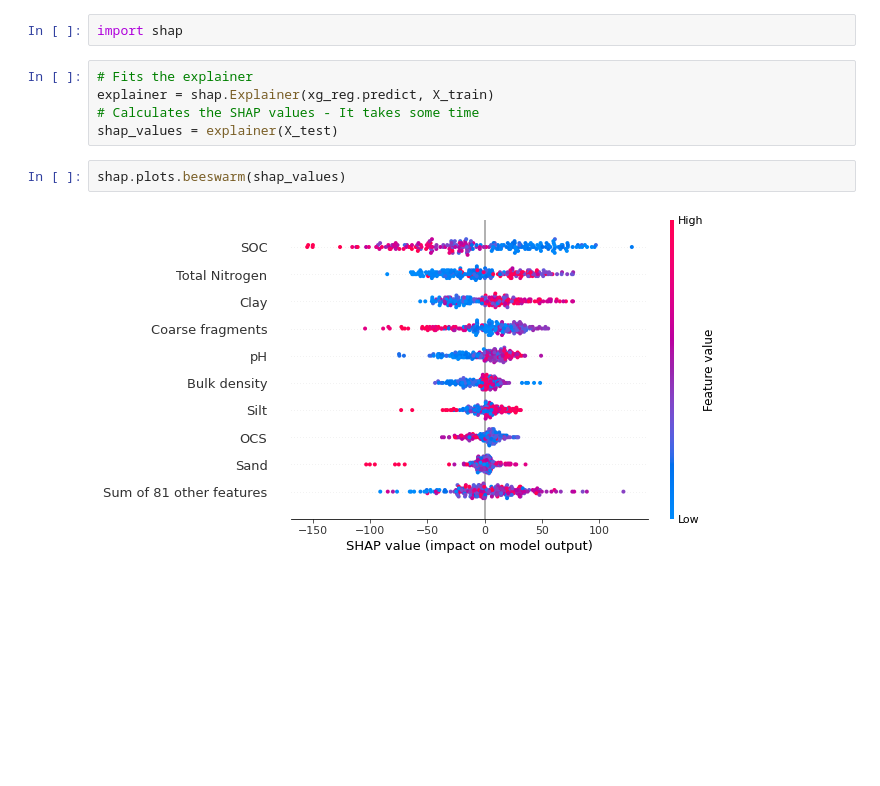
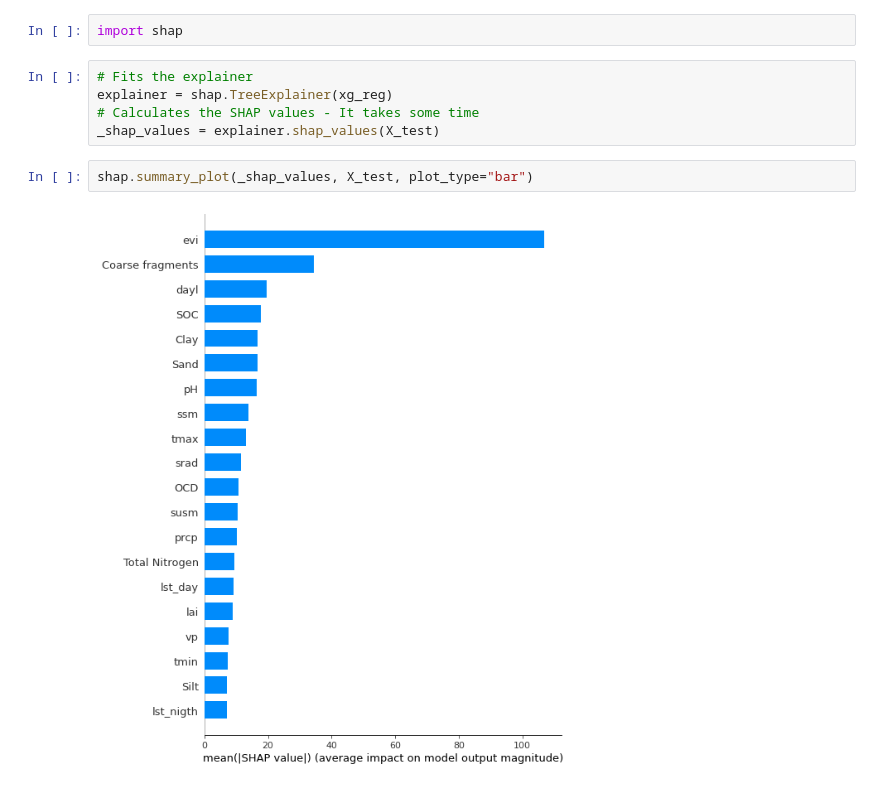
Before and after one commit to abalmumcu/crop-yield-estimation, a Jupyter notebook: feature_importance.ipynb, the cells around one changed output. Cells and saved outputs as stored; diff of their text form; blank space fills up the shorter version.

```diff
--- a/feature_importance.ipynb
+++ b/feature_importance.ipynb
@@ -201,11 +192,11 @@ plt.show()
 import shap
 # %%
 # Fits the explainer
-explainer = shap.Explainer(xg_reg.predict, X_train)
+explainer = shap.TreeExplainer(xg_reg)
 # Calculates the SHAP values - It takes some time
-shap_values = explainer(X_test)
+_shap_values = explainer.shap_values(X_test)
-# %%
-shap.plots.beeswarm(shap_values)
-# %% [output]
-[figure, removed]
+# %%
+shap.summary_plot(_shap_values, X_test, plot_type="bar")
+# %% [output]
+[figure, added]
 # %%
```
Also changed, not shown: parts of 27 cells of this notebook, 2 other files.
